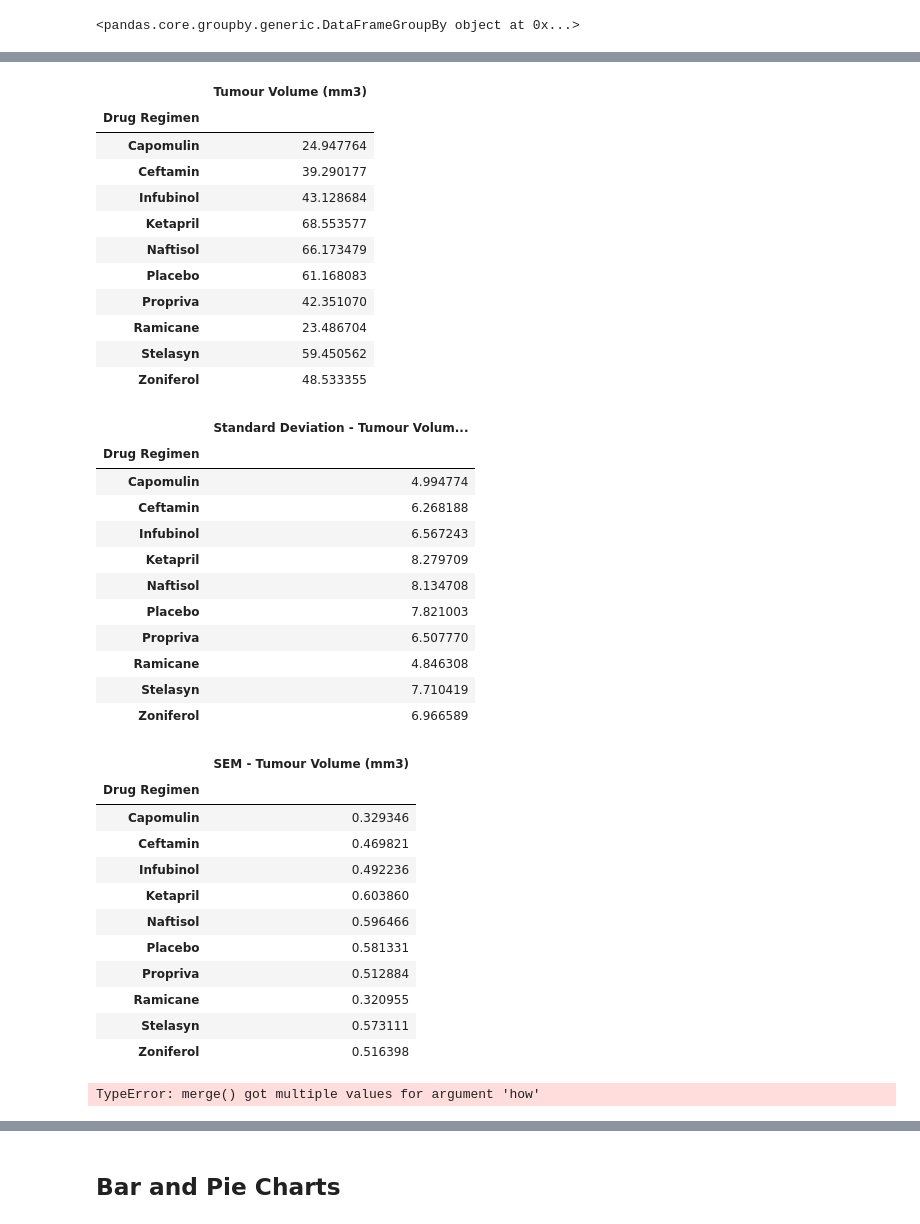
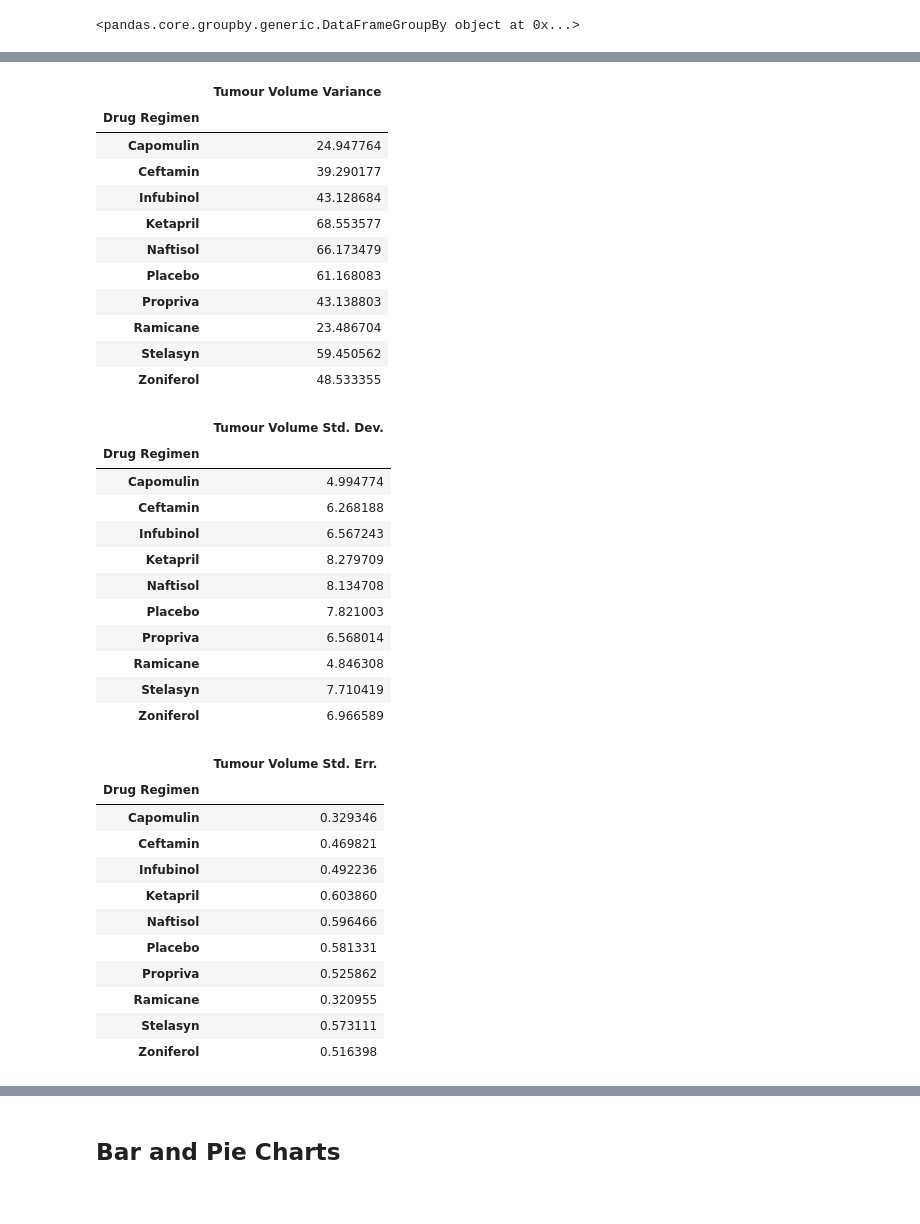
Before and after one commit to SandraBotica/module5-matplotlib, a Jupyter notebook: 5-starter-code/Pymaceuticals/pymaceuticals_starter.ipynb, the cells around one changed output, grey strips where cells are left out. Drawn from its saved outputs; the diff is of its cells as text; code cells hidden in the pictures.

```diff
--- a/5-starter-code/Pymaceuticals/pymaceuticals_starter.ipynb
+++ b/5-starter-code/Pymaceuticals/pymaceuticals_starter.ipynb
@@ -120,7 +81,7 @@ new_duplicated_data_df
 # %%
 # Create a clean DataFrame by dropping the duplicate mouse by its ID.
-new_duplicated_data_subset_df=pymaceutical_df.drop_duplicates(subset=["Mouse ID", "Timepoint"])
-new_duplicated_data_subset_df
+data_subset_df=pymaceutical_df.drop_duplicates(subset=["Mouse ID", "Timepoint"])
+data_subset_df
 # %% [output]
 |  | Mouse ID | Drug Regimen | Sex | Age_months | Weight (g) | Timepoint | Tumour Volume (mm3) | ... |
 | 0 | k403 | Ramicane | Male | 21 | 16 | 0 | 45.000000 | ... |
@@ -179,6 +140,6 @@ array(['Ramicane', 'Capomulin', 'Infubinol', 'Placebo', 'Ceftamin',
        'Stelasyn', 'Zoniferol', 'Ketapril', 'Propriva', 'Naftisol'],
       dtype=object)
 # %%
-summary_statistic_start_df = pymaceutical_df[["Drug Regimen","Tumour Volume (mm3)"]]
-summary_statistic_start_df.head()
+summary_statistic_start_df= data_subset_df[["Drug Regimen","Tumour Volume (mm3)"]]
+summary_statistic_start_df.info
 # %% [output]
@@ -229,10 +198,10 @@ median_df
 | Zoniferol | 51.818479 |
 # %%
 variance_df = summary_statistics_group_df.var()
-variance_df = variance_df.rename(columns={"Tumour Volume (mm3)":"Variance - Tumour Volume (mm3)"})
+variance_df = variance_df.rename(columns={"Tumour Volume (mm3)":"Tumour Volume Variance"})
 variance_df
 # %% [output]
-|  | Tumour Volume (mm3) |
+|  | Tumour Volume Variance |
 | Drug Regimen |  |
 | Capomulin | 24.947764 |
 | Ceftamin | 39.290177 |
@@ -240,16 +209,16 @@ variance_df
 | Ketapril | 68.553577 |
 | Naftisol | 66.173479 |
 | Placebo | 61.168083 |
-| Propriva | 42.351070 |
+| Propriva | 43.138803 |
 | Ramicane | 23.486704 |
 | Stelasyn | 59.450562 |
 | Zoniferol | 48.533355 |
 # %%
 std_df = summary_statistics_group_df.std()
-std_df = std_df.rename(columns={"Tumour Volume (mm3)":"Standard Deviation - Tumour Volume (mm3)"})
+std_df = std_df.rename(columns={"Tumour Volume (mm3)":"Tumour Volume Std. Dev."})
 std_df
 # %% [output]
-|  | Standard Deviation - Tumour Volum... |
+|  | Tumour Volume Std. Dev. |
 | Drug Regimen |  |
 | Capomulin | 4.994774 |
 | Ceftamin | 6.268188 |
@@ -257,16 +226,16 @@ std_df
 | Ketapril | 8.279709 |
 | Naftisol | 8.134708 |
 | Placebo | 7.821003 |
-| Propriva | 6.507770 |
+| Propriva | 6.568014 |
 | Ramicane | 4.846308 |
 | Stelasyn | 7.710419 |
 | Zoniferol | 6.966589 |
 # %%
 SEM_df = summary_statistics_group_df.sem()
-SEM_df = SEM_df.rename(columns={"Tumour Volume (mm3)":"SEM - Tumour Volume (mm3)"})
+SEM_df = SEM_df.rename(columns={"Tumour Volume (mm3)":"Tumour Volume Std. Err."})
 SEM_df
 # %% [output]
-|  | SEM - Tumour Volume (mm3) |
+|  | Tumour Volume Std. Err. |
 | Drug Regimen |  |
 | Capomulin | 0.329346 |
 | Ceftamin | 0.469821 |
@@ -274,7 +243,7 @@ SEM_df
 | Ketapril | 0.603860 |
 | Naftisol | 0.596466 |
 | Placebo | 0.581331 |
-| Propriva | 0.512884 |
+| Propriva | 0.525862 |
 | Ramicane | 0.320955 |
 | Stelasyn | 0.573111 |
 | Zoniferol | 0.516398 |
@@ -284,5 +249,0 @@ summary_statistics_df
-# %%
-summary_statistics_df = pd.merge(mean_df, median_df,variance_df,std_df,SEM_df, how="outer", on=["Drug Regimen"])
-summary_statistics_df
-# %% [output]
-TypeError: merge() got multiple values for argument 'how'
```
Also changed, not shown: parts of 30 cells of this notebook.
